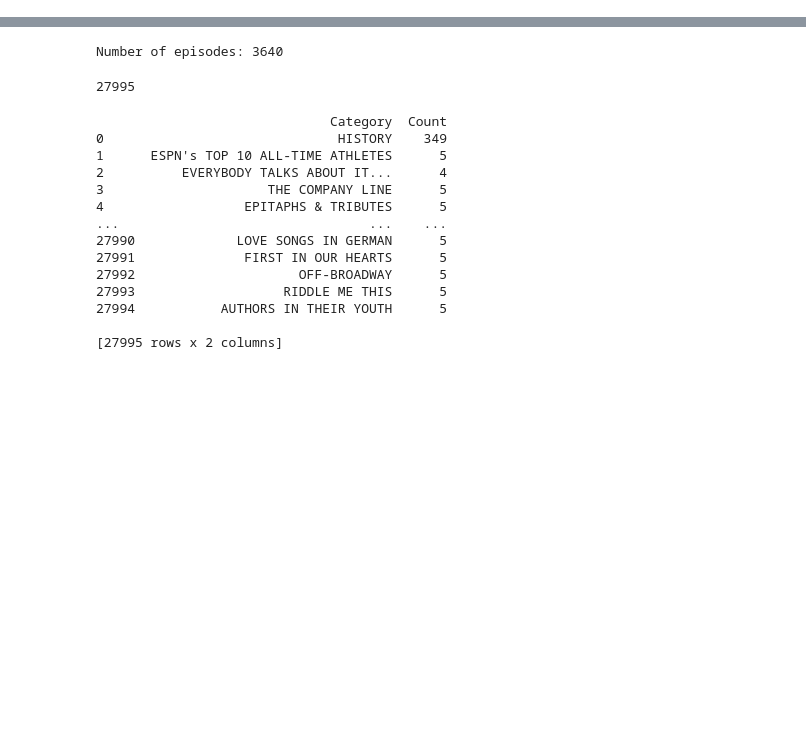
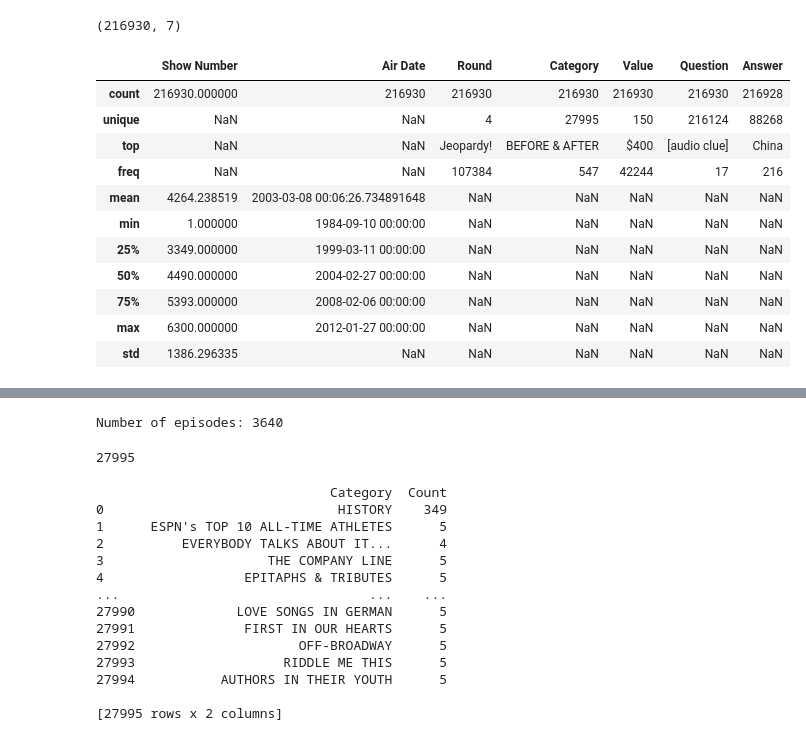
Before and after one commit to Ujwal-B/jeopardy-eda, a Jupyter notebook: eda.ipynb, the cells around one changed output, grey strips where cells are left out. Cells and saved outputs as stored; diff of their text form; code cells hidden in the pictures; blank space fills up the shorter version.

```diff
--- a/eda.ipynb
+++ b/eda.ipynb
@@ -14,3 +14,22 @@ df.head()
 | 2 | 4680 | 2004-12-31 | Jeopardy! | EVERYBODY TALKS ABOUT IT... | $200 | The city of Yuma in this state ha... | Arizona |
 | 3 | 4680 | 2004-12-31 | Jeopardy! | THE COMPANY LINE | $200 | In 1963, live on "The Art Linklet... | McDonald's |
 | 4 | 4680 | 2004-12-31 | Jeopardy! | EPITAPHS & TRIBUTES | $200 | Signer of the Dec. of Indep., fra... | John Adams |
+# %%
+df.shape
+# %% [output]
+(216930, 7)
+# %%
+df.describe(include='all', datetime_is_numeric=True)
+# %% [output]
+|  | Show Number | Air Date | Round | Category | Value | Question | Answer |
+| count | 216930.000000 | 216930 | 216930 | 216930 | 216930 | 216930 | 216928 |
+| unique | NaN | NaN | 4 | 27995 | 150 | 216124 | 88268 |
+| top | NaN | NaN | Jeopardy! | BEFORE & AFTER | $400 | [audio clue] | China |
+| freq | NaN | NaN | 107384 | 547 | 42244 | 17 | 216 |
+| mean | 4264.238519 | 2003-03-08 00:06:26.734891648 | NaN | NaN | NaN | NaN | NaN |
+| min | 1.000000 | 1984-09-10 00:00:00 | NaN | NaN | NaN | NaN | NaN |
+| 25% | 3349.000000 | 1999-03-11 00:00:00 | NaN | NaN | NaN | NaN | NaN |
+| 50% | 4490.000000 | 2004-02-27 00:00:00 | NaN | NaN | NaN | NaN | NaN |
+| 75% | 5393.000000 | 2008-02-06 00:00:00 | NaN | NaN | NaN | NaN | NaN |
+| max | 6300.000000 | 2012-01-27 00:00:00 | NaN | NaN | NaN | NaN | NaN |
+| std | 1386.296335 | NaN | NaN | NaN | NaN | NaN | NaN |
```
Also changed, not shown: parts of 1 cell of this notebook.
